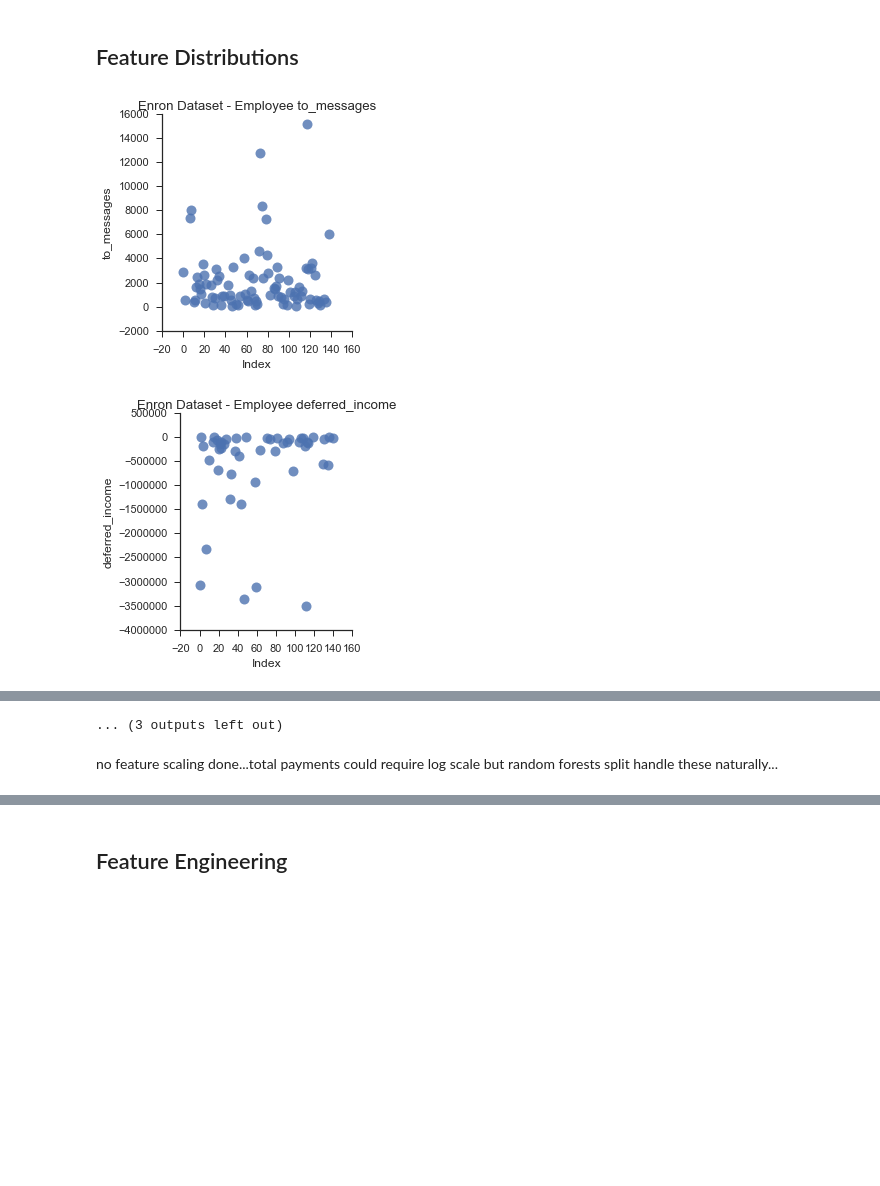
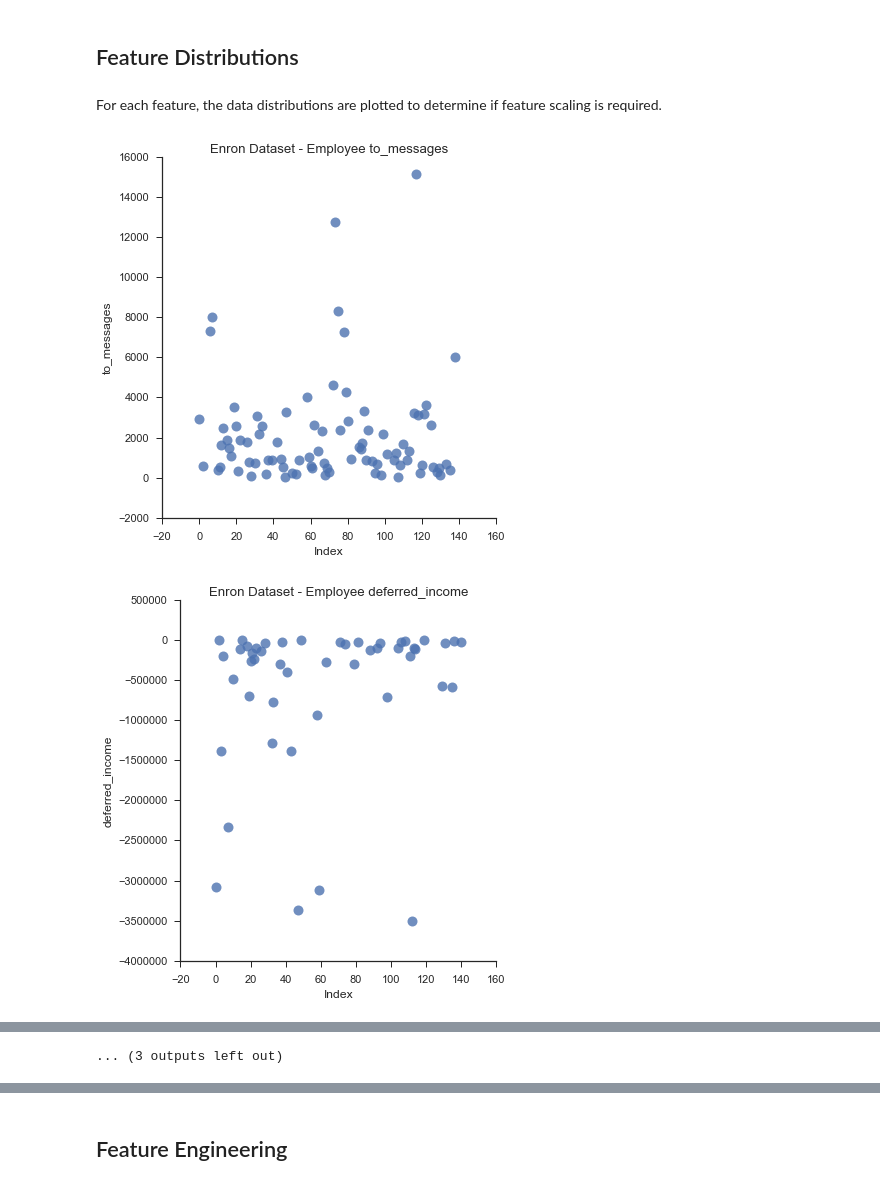
Before and after one commit to ian-whitestone/enron-poi-classification, a Jupyter notebook: enron_eda.ipynb, the cells around one changed output, grey strips where cells are left out. Saved outputs shown, nothing was run; the diff lists cells and outputs as text; code cells hidden in the pictures; blank space fills up the shorter version.

```diff
--- a/enron_eda.ipynb
+++ b/enron_eda.ipynb
@@ -192,20 +227,22 @@ features_list = ['poi','to_messages', 'deferred_income',
        'other', 'from_messages', 'bonus', 'shared_receipt_with_poi']
 # %% [markdown]
 ## Feature Distributions
+# %% [markdown]
+For each feature, the data distributions are plotted to determine if feature scaling is required.
 # %%
 for feature in features_list[1:]: ##ignore first feature which is poi label
     try:
         sns.lmplot('index', feature,
                    data=df,
                    fit_reg=False,
                    scatter_kws={"marker": "D",
                                 "s": 100},
-                  size=4);
+                  size=6);
         plt.title('Enron Dataset - Employee %s' % feature);
         plt.xlabel('Index');
         plt.ylabel(feature);
     except:
         pass
 # %% [output]
-[figure, old version]
+[figure, new version]
-[figure, old version]
+[figure, new version]
@@ -222,3 +259 @@ for feature in features_list[1:]: ##ignore first feature which is poi label
 ... (3 outputs left out)
-# %% [markdown]
-no feature scaling done...total payments could require log scale but random forests split handle these naturally...
```
Also changed, not shown: parts of 77 cells of this notebook.
